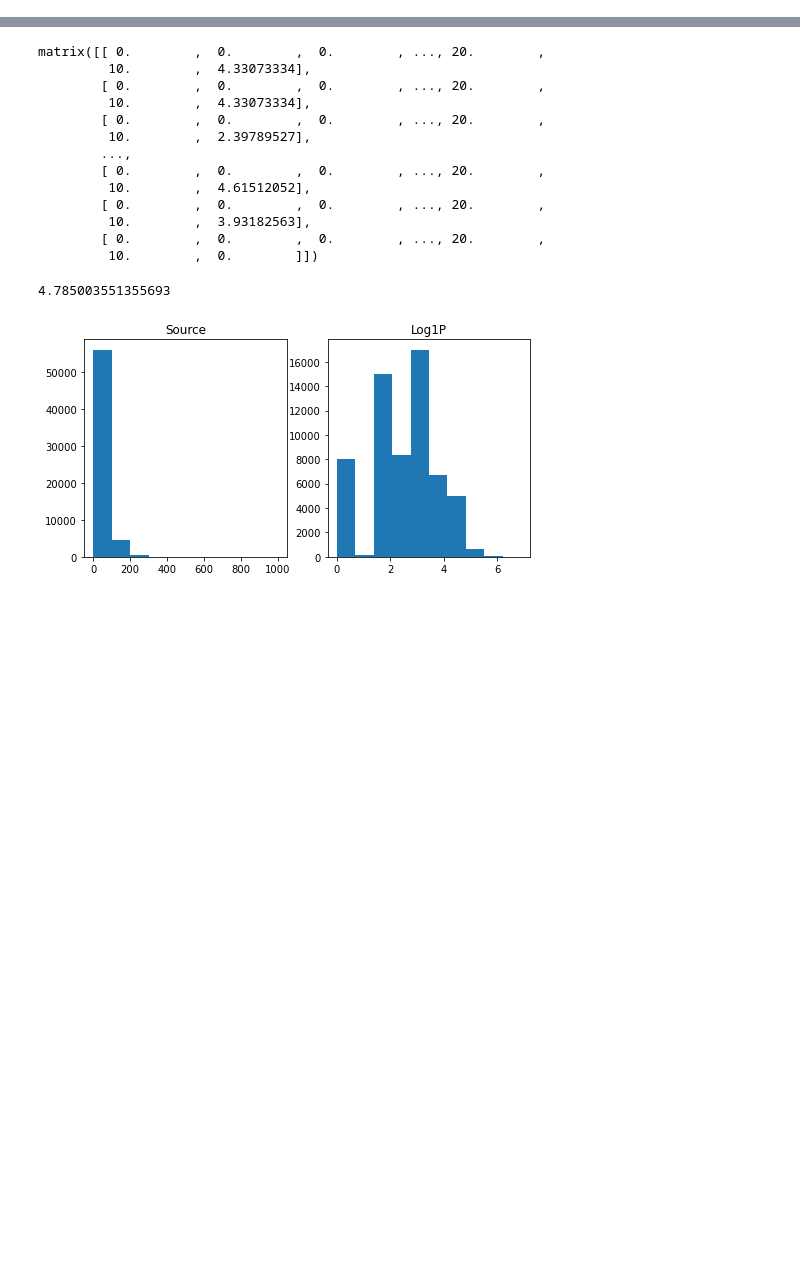
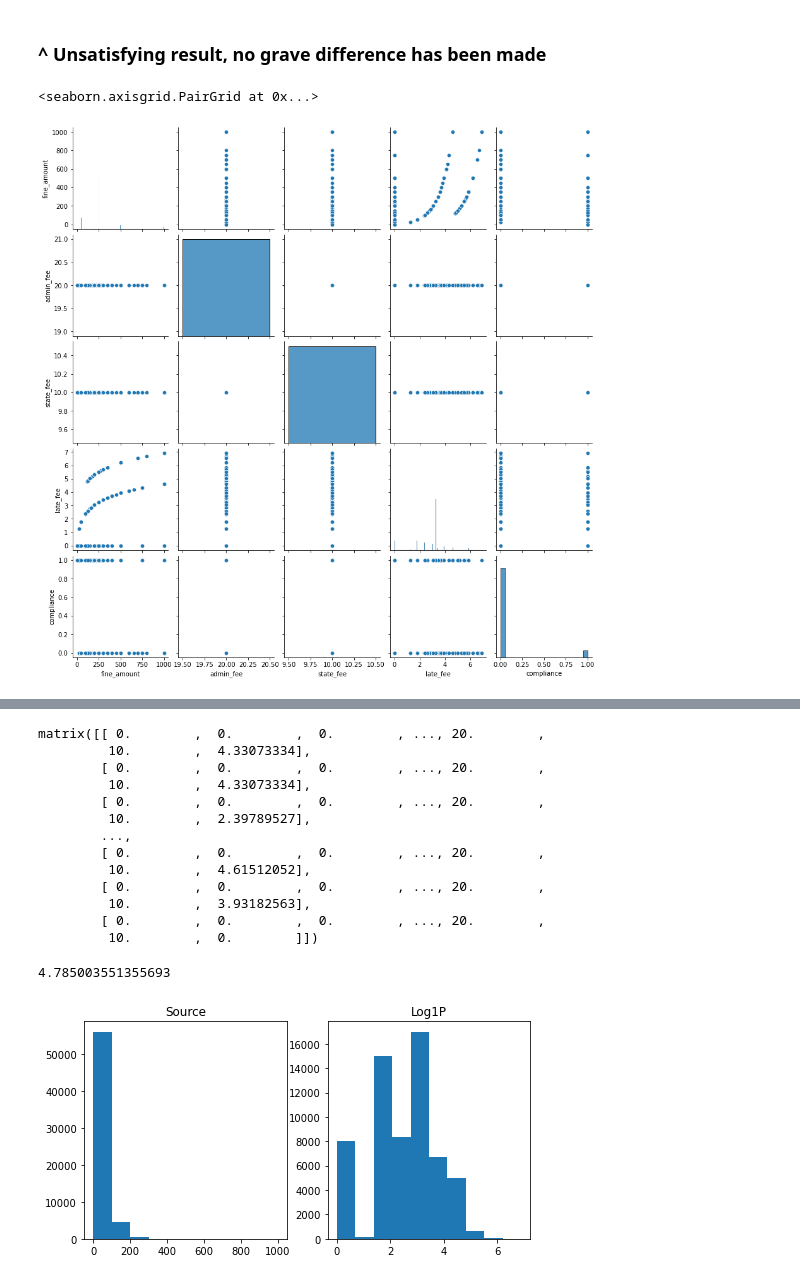
Before and after one commit to akmalsoliev/Fine_payment_prediction, a Jupyter notebook: Chicago Fine Payment Predict.ipynb, the cells around one changed output, grey strips where cells are left out. Saved outputs shown, nothing was run; the diff lists cells and outputs as text; code cells hidden in the pictures; blank space fills up the shorter version.

```diff
--- a/Chicago Fine Payment Predict.ipynb
+++ b/Chicago Fine Payment Predict.ipynb
@@ -83,0 +100,10 @@ Log1P results for late_fee: -0.7829471160991703
+# %% [markdown]
+### ^ Unsatisfying result, no grave difference has been made
+# %%
+import seaborn as sns
+
+# %store
+sns.pairplot(train)
+# %% [output]
+<seaborn.axisgrid.PairGrid at 0x...>
+[figure, added]
```
Also changed, not shown: parts of 12 cells of this notebook, 4 other files.
